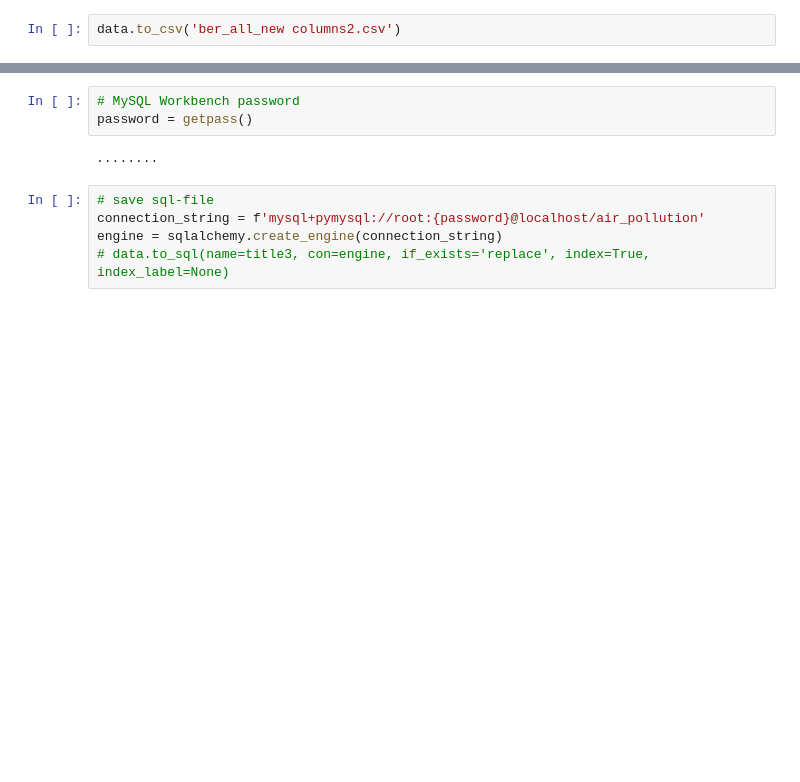
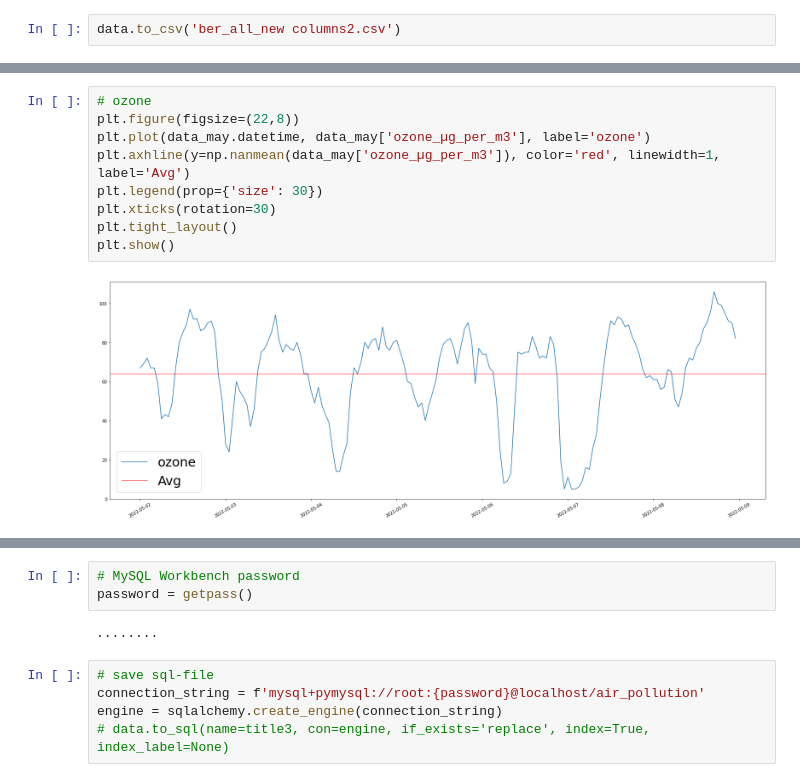
Before and after one commit to bennednedben/AIR-POLLUTION-on-Frankfurter-Allee, a Jupyter notebook: Jupiter Notebook/all_stunde.ipynb, the cells around one changed output, grey strips where cells are left out. Saved outputs shown, nothing was run; the diff lists cells and outputs as text; blank space fills up the shorter version.

```diff
--- a/Jupiter Notebook/all_stunde.ipynb
+++ b/Jupiter Notebook/all_stunde.ipynb
@@ -138,0 +106,11 @@ plt.show()
+# %%
+# ozone
+plt.figure(figsize=(22,8))
+plt.plot(data_may.datetime, data_may['ozone_µg_per_m3'], label='ozone')
+plt.axhline(y=np.nanmean(data_may['ozone_µg_per_m3']), color='red', linewidth=1, label='Avg')
+plt.legend(prop={'size': 30})
+plt.xticks(rotation=30)
+plt.tight_layout()
+plt.show()
+# %% [output]
+[figure, new version]
```
Also changed, not shown: parts of 12 cells of this notebook.
